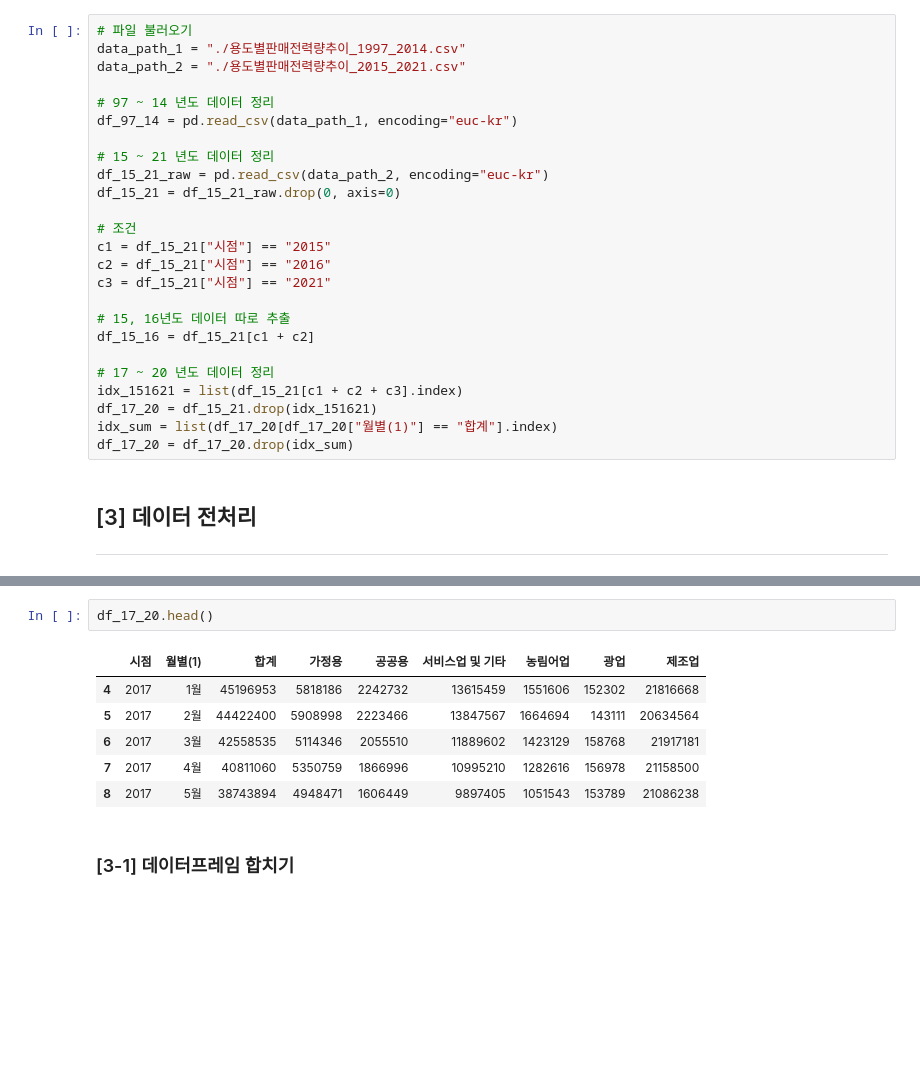
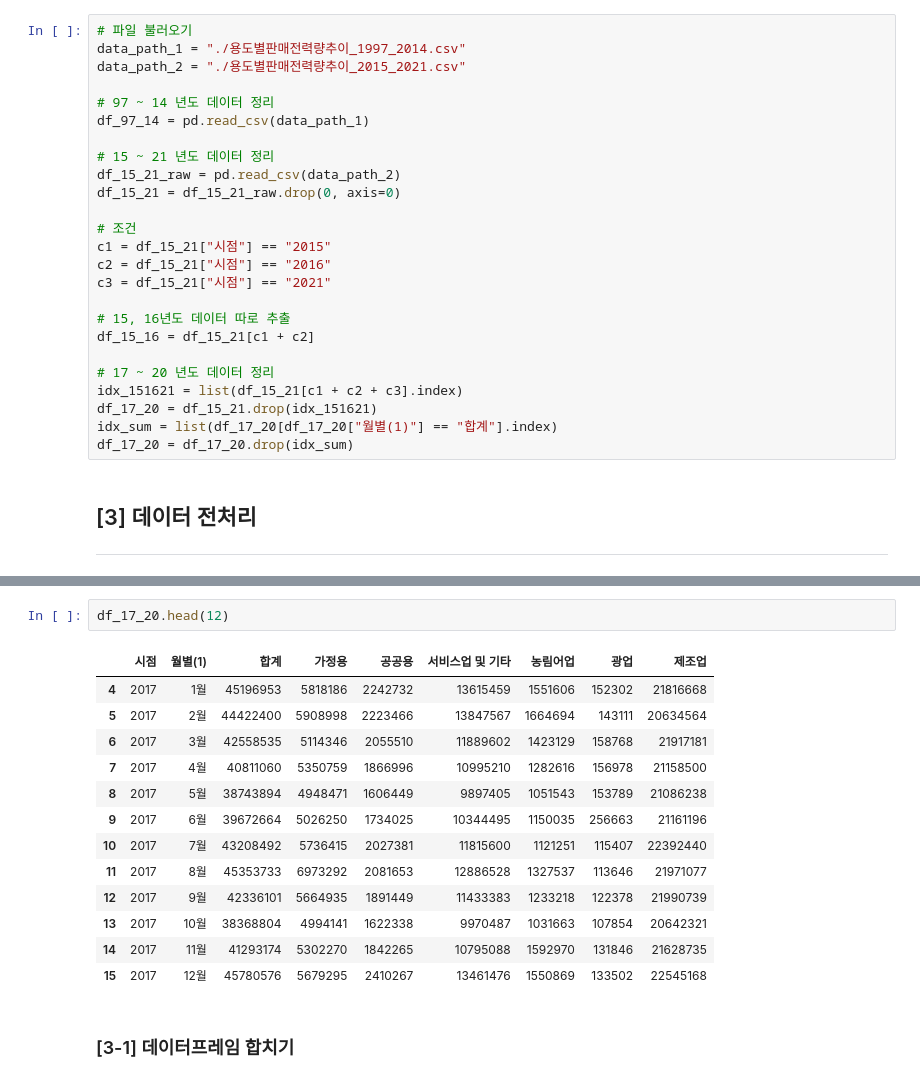
Before and after one commit to knu-tomato/bigstar-kogas, a Jupyter notebook: Preprocessing/Inuk/pre-column-inuk.ipynb, the cells around one changed output, grey strips where cells are left out. Drawn from its saved outputs; the diff is of its cells as text; blank space fills up the shorter version.

```diff
--- a/Preprocessing/Inuk/pre-column-inuk.ipynb
+++ b/Preprocessing/Inuk/pre-column-inuk.ipynb
@@ -93,10 +107,10 @@ data_path_1 = "./용도별판매전력량추이_1997_2014.csv"
 data_path_2 = "./용도별판매전력량추이_2015_2021.csv"
 
 # 97 ~ 14 년도 데이터 정리
-df_97_14 = pd.read_csv(data_path_1, encoding="euc-kr")
+df_97_14 = pd.read_csv(data_path_1)
 
 # 15 ~ 21 년도 데이터 정리
-df_15_21_raw = pd.read_csv(data_path_2, encoding="euc-kr")
+df_15_21_raw = pd.read_csv(data_path_2)
 df_15_21 = df_15_21_raw.drop(0, axis=0)
 
 # 조건
@@ -127,12 +148,19 @@ df_97_14.head(5)
 # %%
-df_17_20.head()
+df_17_20.head(12)
 # %% [output]
 |  | 시점 | 월별(1) | 합계 | 가정용 | 공공용 | 서비스업 및 기타 | 농림어업 | 광업 | 제조업 |
 | 4 | 2017 | 1월 | 45196953 | 5818186 | 2242732 | 13615459 | 1551606 | 152302 | 21816668 |
 | 5 | 2017 | 2월 | 44422400 | 5908998 | 2223466 | 13847567 | 1664694 | 143111 | 20634564 |
 | 6 | 2017 | 3월 | 42558535 | 5114346 | 2055510 | 11889602 | 1423129 | 158768 | 21917181 |
 | 7 | 2017 | 4월 | 40811060 | 5350759 | 1866996 | 10995210 | 1282616 | 156978 | 21158500 |
 | 8 | 2017 | 5월 | 38743894 | 4948471 | 1606449 | 9897405 | 1051543 | 153789 | 21086238 |
+| 9 | 2017 | 6월 | 39672664 | 5026250 | 1734025 | 10344495 | 1150035 | 256663 | 21161196 |
+| 10 | 2017 | 7월 | 43208492 | 5736415 | 2027381 | 11815600 | 1121251 | 115407 | 22392440 |
+| 11 | 2017 | 8월 | 45353733 | 6973292 | 2081653 | 12886528 | 1327537 | 113646 | 21971077 |
+| 12 | 2017 | 9월 | 42336101 | 5664935 | 1891449 | 11433383 | 1233218 | 122378 | 21990739 |
+| 13 | 2017 | 10월 | 38368804 | 4994141 | 1622338 | 9970487 | 1031663 | 107854 | 20642321 |
+| 14 | 2017 | 11월 | 41293174 | 5302270 | 1842265 | 10795088 | 1592970 | 131846 | 21628735 |
+| 15 | 2017 | 12월 | 45780576 | 5679295 | 2410267 | 13461476 | 1550869 | 133502 | 22545168 |
 # %% [markdown]
 ### [3-1] 데이터프레임 합치기
 # %%
```
Also changed, not shown: parts of 7 cells of this notebook, 7 other files.
